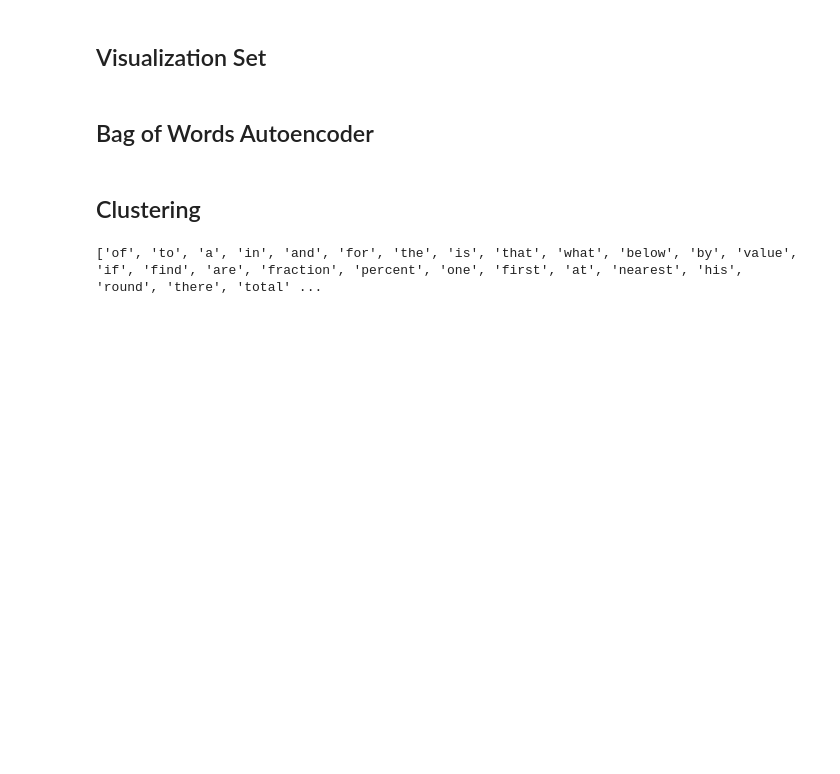
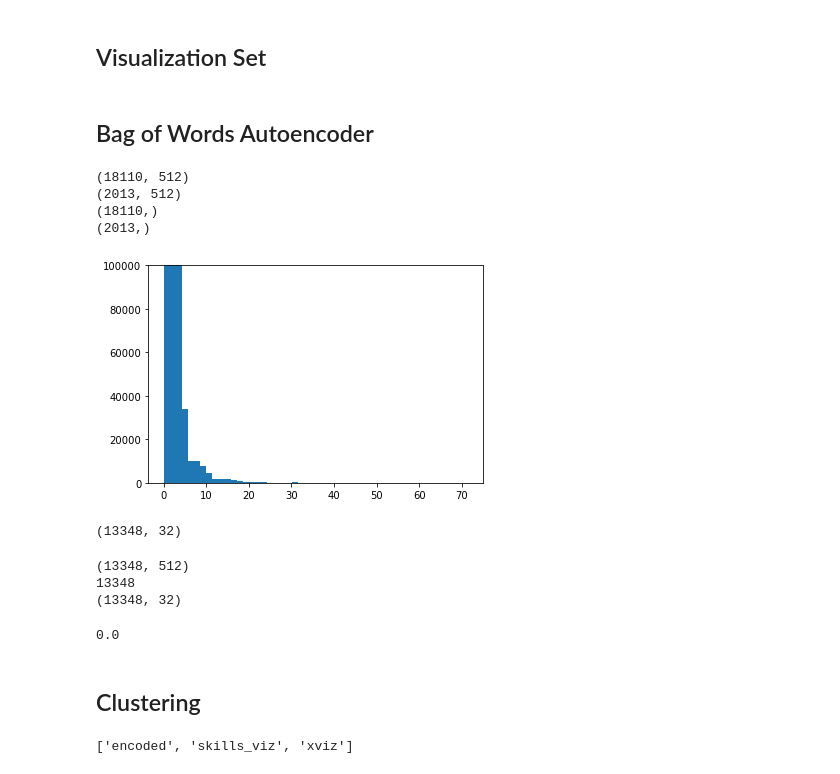
Before and after one commit to reginaeckert/ML-Educ, a Jupyter notebook: finalProject/Autoencoder.ipynb, the cells around one changed output. Saved outputs shown, nothing was run; the diff lists cells and outputs as text; code cells hidden in the pictures; blank space fills up the shorter version.

```diff
--- a/finalProject/Autoencoder.ipynb
+++ b/finalProject/Autoencoder.ipynb
@@ -146,34 +146,40 @@ for i in np.arange(tfidf.shape[0]):
     else:
         xtrain.append(tfidf[i,:])
         skills_train.append(skills[i])
 
 xtrain = np.stack(xtrain, axis=0)
 xtest = np.stack(xtest, axis=0)
 skills_train = np.stack(skills_train, axis=0)
 skills_test = np.stack(skills_test, axis=0)
 print(xtrain.shape)
 print(xtest.shape)
 print(skills_train.shape)
 print(skills_test.shape)
 
 # Create visualization set (no nans)
 xviz = []
 skills_viz = []
-for i in np.arange(1,tfidf.shape[0],5):
+for i in np.arange(1,tfidf.shape[0]):
     if isinstance(skills[i],str):
         xviz.append(tfidf[i,:])
         skills_viz.append(skills[i])
 
 xviz = np.stack(xviz, axis=0)
 skills_viz = np.stack(skills_viz, axis=0)
 
 plt.hist(np.ndarray.flatten(tfidf), bins=50)
 plt.ylim([0, 100000])
 
 norm = 20 # normalization
 xtrain = xtrain/norm
 xtest = xtest/norm
 xviz = xviz/norm
+# %% [output]
+(18110, 512)
+(2013, 512)
+(18110,)
+(2013,)
+[figure, added]
 # %%
 from keras.layers import Input, Dense
 from keras.models import Model
@@ -215,11 +221,25 @@ autoencoder.fit(xtrain, xtrain,
 # %%
 encoded = encoder.predict(xviz)
 encoded.shape
+# %% [output]
+(13348, 32)
+# %%
+# SAVE autoencoder output #
+print (xviz.shape)
+print (len(skills_viz))
+print (encoded.shape)
+np.savez('autoencoder_output.npz', xviz=xviz, skills_viz=skills_viz, encoded=encoded)
+# %% [output]
+(13348, 512)
+13348
+(13348, 32)
 # %%
 # Test decoder
 auto = autoencoder.predict(xviz)
 decoded = decoder.predict(encoded)
 print(np.max(np.abs(auto[1,:]-decoded[1,:])))
+# %% [output]
+0.0
 # %%
 tsne=TSNE(perplexity=30,verbose=2) #Instantiate the TSNE model (can change params here)
 tfidf_tsne=tsne.fit_transform(encoded) #Run tsne
@@ -239,6 +259,17 @@ plt.plot(xpred[n,:], '--')
 #print(xpred[n,:])
 # %% [markdown]
 ## Clustering
+# %%
+## Read in data ##
+# xviz - tfidf encodings for all problems that have associated skills
+# skills_viz - skill associated with each problem (list)
+# encoded - autoencoder output for all problems in xviz
+data = np.load('autoencoder_output.npz')
+xviz = data['xviz']
+skills_viz = data['skills_viz']
+encoded = data['encoded']
+# %% [output]
+['encoded', 'skills_viz', 'xviz']
 # %%
 from sklearn.cluster import KMeans
 
@@ -323,10 +354,8 @@ s = 30;
 
 c = decoded_centers[s,:]
 b = np.zeros(c.shape)
-b = np.where(c>np.mean(c)*.5)
+b = np.where(c>np.mean(c))
 w = [wordDict[i] for i in np.ndarray.tolist(b[0])]
 print(w)
-# %% [output]
-['of', 'to', 'a', 'in', 'and', 'for', 'the', 'is', 'that', 'what', 'below', 'by', 'value', 'if', 'find', 'are', 'fraction', 'percent', 'one', 'first', 'at', 'nearest', 'his', 'round', 'there', 'total' ...
 # %%
 print(pd.Series(skills_viz[np.where(labelse==s)]).value_counts())
```
Also changed, not shown: parts of 3 cells of this notebook, 2 other files.
